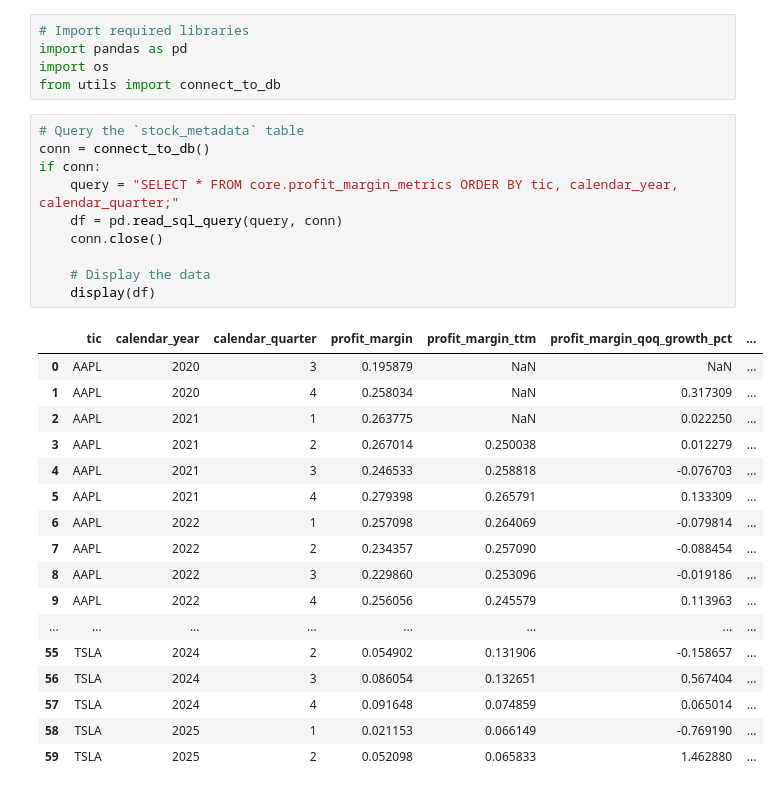
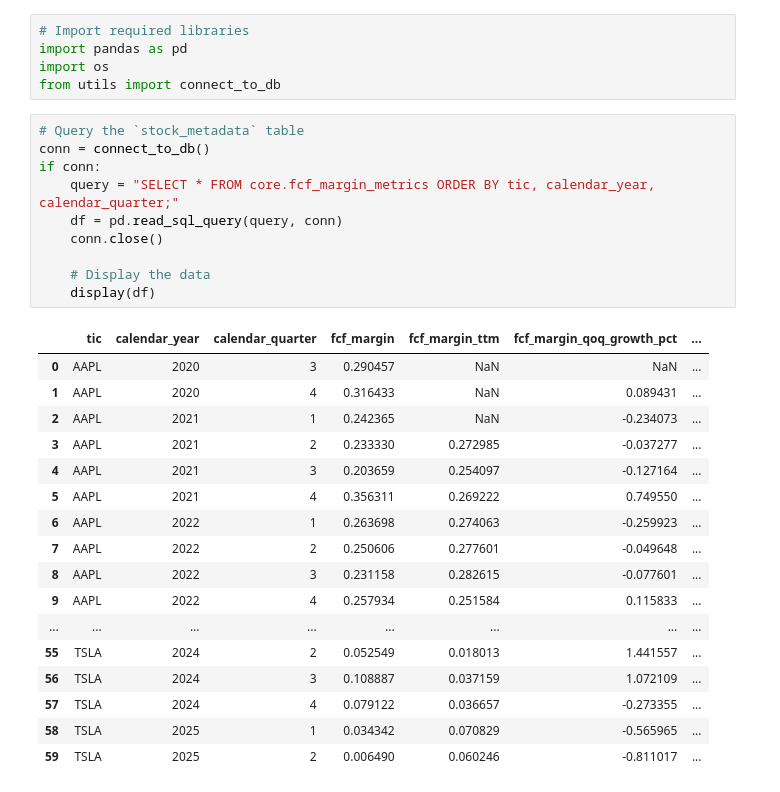
Before and after one commit to vincentsham/stock_ai_app, a Jupyter notebook: server/database/db_metric_queries.ipynb, the cells around one changed output. Saved outputs shown, nothing was run; the diff lists cells and outputs as text.

Commit message:
complete cash flow metrics

```diff
--- a/server/database/db_metric_queries.ipynb
+++ b/server/database/db_metric_queries.ipynb
@@ -9,31 +9,31 @@ from utils import connect_to_db
 # %%
 # Query the `stock_metadata` table
 conn = connect_to_db()
 if conn:
-    query = "SELECT * FROM core.profit_margin_metrics ORDER BY tic, calendar_year, calendar_quarter;"
+    query = "SELECT * FROM core.fcf_margin_metrics ORDER BY tic, calendar_year, calendar_quarter;"
     df = pd.read_sql_query(query, conn)
     conn.close()
 
     # Display the data
     display(df)
 # %% [output]
-|  | tic | calendar_year | calendar_quarter | profit_margin | profit_margin_ttm | profit_margin_qoq_growth_pct | ... |
-| 0 | AAPL | 2020 | 3 | 0.195879 | NaN | NaN | ... |
-| 1 | AAPL | 2020 | 4 | 0.258034 | NaN | 0.317309 | ... |
-| 2 | AAPL | 2021 | 1 | 0.263775 | NaN | 0.022250 | ... |
-| 3 | AAPL | 2021 | 2 | 0.267014 | 0.250038 | 0.012279 | ... |
-| 4 | AAPL | 2021 | 3 | 0.246533 | 0.258818 | -0.076703 | ... |
-| 5 | AAPL | 2021 | 4 | 0.279398 | 0.265791 | 0.133309 | ... |
-| 6 | AAPL | 2022 | 1 | 0.257098 | 0.264069 | -0.079814 | ... |
-| 7 | AAPL | 2022 | 2 | 0.234357 | 0.257090 | -0.088454 | ... |
-| 8 | AAPL | 2022 | 3 | 0.229860 | 0.253096 | -0.019186 | ... |
-| 9 | AAPL | 2022 | 4 | 0.256056 | 0.245579 | 0.113963 | ... |
+|  | tic | calendar_year | calendar_quarter | fcf_margin | fcf_margin_ttm | fcf_margin_qoq_growth_pct | ... |
+| 0 | AAPL | 2020 | 3 | 0.290457 | NaN | NaN | ... |
+| 1 | AAPL | 2020 | 4 | 0.316433 | NaN | 0.089431 | ... |
+| 2 | AAPL | 2021 | 1 | 0.242365 | NaN | -0.234073 | ... |
+| 3 | AAPL | 2021 | 2 | 0.233330 | 0.272985 | -0.037277 | ... |
+| 4 | AAPL | 2021 | 3 | 0.203659 | 0.254097 | -0.127164 | ... |
+| 5 | AAPL | 2021 | 4 | 0.356311 | 0.269222 | 0.749550 | ... |
+| 6 | AAPL | 2022 | 1 | 0.263698 | 0.274063 | -0.259923 | ... |
+| 7 | AAPL | 2022 | 2 | 0.250606 | 0.277601 | -0.049648 | ... |
+| 8 | AAPL | 2022 | 3 | 0.231158 | 0.282615 | -0.077601 | ... |
+| 9 | AAPL | 2022 | 4 | 0.257934 | 0.251584 | 0.115833 | ... |
 | ... | ... | ... | ... | ... | ... | ... | ... |
-| 55 | TSLA | 2024 | 2 | 0.054902 | 0.131906 | -0.158657 | ... |
-| 56 | TSLA | 2024 | 3 | 0.086054 | 0.132651 | 0.567404 | ... |
-| 57 | TSLA | 2024 | 4 | 0.091648 | 0.074859 | 0.065014 | ... |
-| 58 | TSLA | 2025 | 1 | 0.021153 | 0.066149 | -0.769190 | ... |
-| 59 | TSLA | 2025 | 2 | 0.052098 | 0.065833 | 1.462880 | ... |
+| 55 | TSLA | 2024 | 2 | 0.052549 | 0.018013 | 1.441557 | ... |
+| 56 | TSLA | 2024 | 3 | 0.108887 | 0.037159 | 1.072109 | ... |
+| 57 | TSLA | 2024 | 4 | 0.079122 | 0.036657 | -0.273355 | ... |
+| 58 | TSLA | 2025 | 1 | 0.034342 | 0.070829 | -0.565965 | ... |
+| 59 | TSLA | 2025 | 2 | 0.006490 | 0.060246 | -0.811017 | ... |
 # %%
 # show all columns
 pd.set_option('display.max_columns', None)
```
Also changed, not shown: parts of 3 cells of this notebook, 16 other files.
